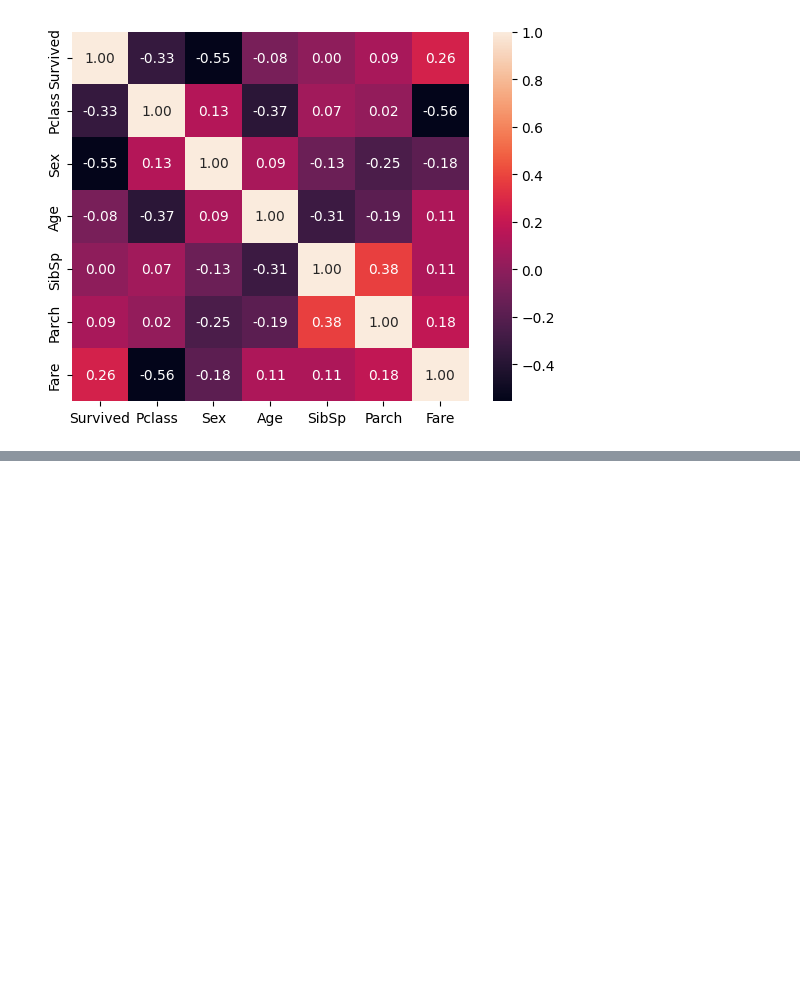
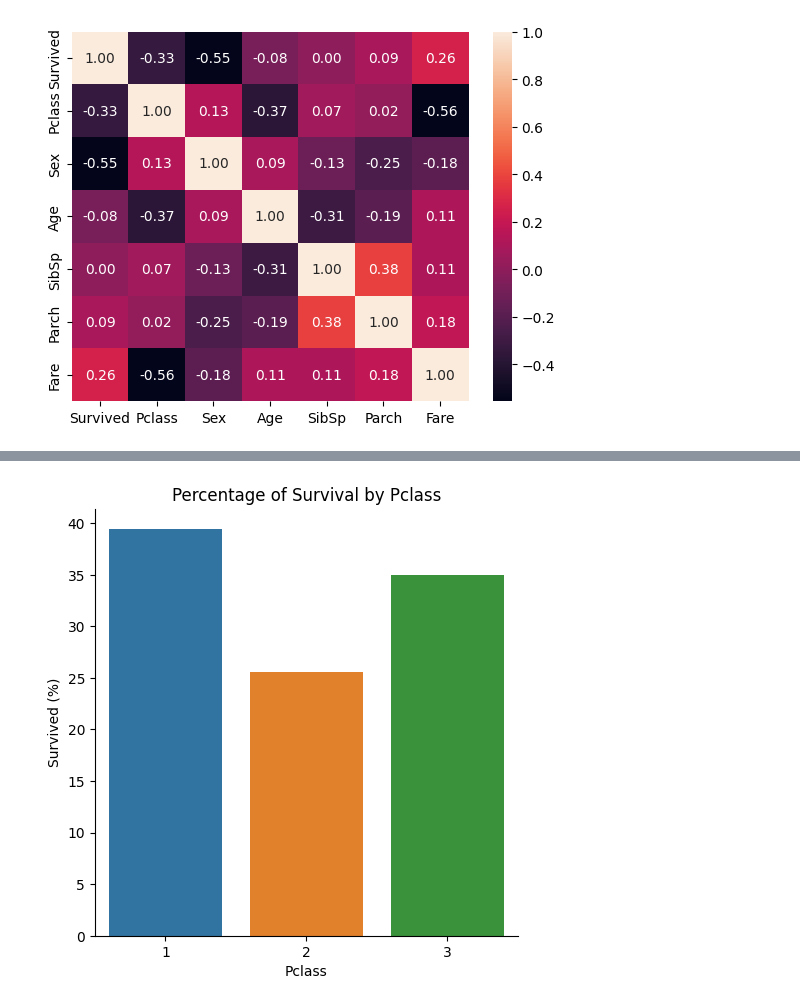
Before and after one commit to CarlosHenriqueMatos/dataExplorationAndML, a Jupyter notebook: AddingFeatureEngeneering.ipynb, the cells around one changed output, grey strips where cells are left out. Saved outputs shown, nothing was run; the diff lists cells and outputs as text; code cells hidden in the pictures; blank space fills up the shorter version.

```diff
--- a/AddingFeatureEngeneering.ipynb
+++ b/AddingFeatureEngeneering.ipynb
@@ -403,0 +422,21 @@ g = sns.heatmap(trainOriginalData[["Survived","Pclass","Sex","Age","SibSp","Parc
+# %%
+#Pclass = Ticker Class = 1 = 1st; 2 = 2nd; 3 = 3rd
+
+pclass_survived = trainOriginalData.groupby('Pclass')['Survived'].sum()
+
+pclass_survived_percentage = (pclass_survived / pclass_survived.sum()) * 100
+
+pclass_survived_percentage = pclass_survived_percentage.reset_index()
+pclass_survived_percentage.columns = ['Pclass', 'Survived_Percentage']
+
+sns.catplot(
+    x="Pclass",
+    y="Survived_Percentage",
+    data=pclass_survived_percentage,
+    kind="bar"
+)
+plt.ylabel('Survived (%)')  # Update the y-axis label
+plt.title('Percentage of Survival by Pclass')  # Add a title
+plt.show()
+# %% [output]
+[figure, added]
```
Also changed, not shown: parts of 9 cells of this notebook.
